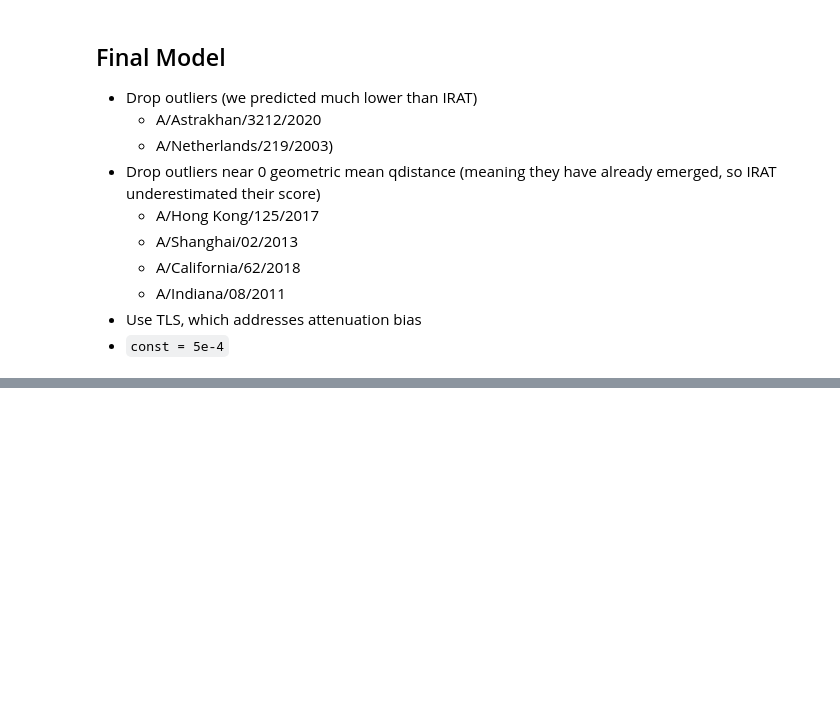
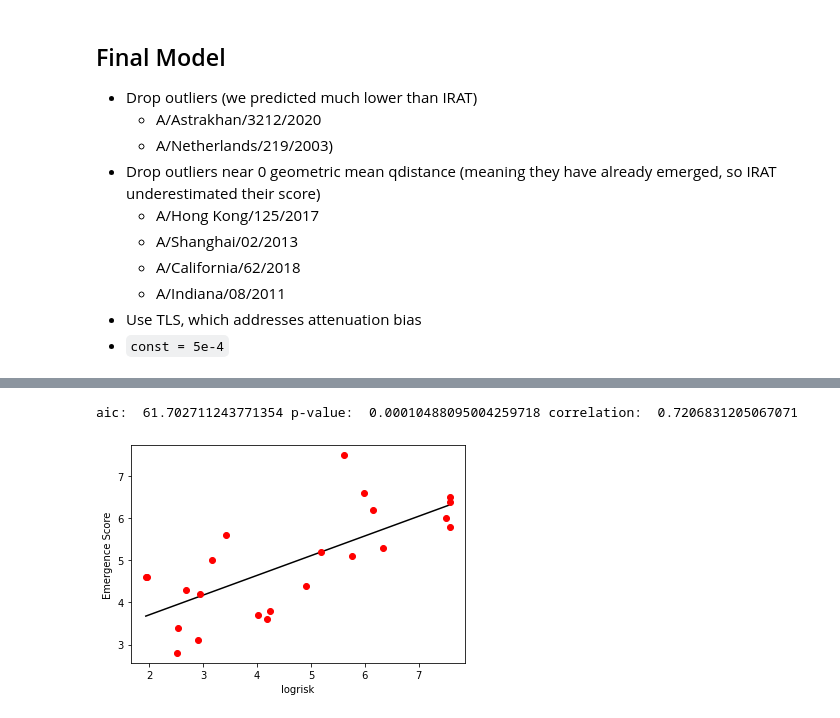
Before and after one commit to zeroknowledgediscovery/emergenet, a Jupyter notebook: paper_data_v3/irat_enet/final_irat_model/irat_predictions.ipynb, the cells around one changed output, grey strips where cells are left out. Cells and saved outputs as stored; diff of their text form; code cells hidden in the pictures; blank space fills up the shorter version.

```diff
--- a/paper_data_v3/irat_enet/final_irat_model/irat_predictions.ipynb
+++ b/paper_data_v3/irat_enet/final_irat_model/irat_predictions.ipynb
@@ -291,0 +312,20 @@ plt.title('IRAT Predictions');
+# %%
+X = -np.log(irat['Geom Mean Risk'] + 5e-4).values
+Y = irat['Emergence Score'].values
+irat['logrisk']=X
+# %%
+xvar='logrisk'
+yvar='Emergence Score'
+pred,pval,aic,corr,est=ci(irat,xvar,yvar,alpha=.05)
+fig, ax = plt.subplots()
+#plt.fill_between(pred.index,pred.ub,pred.lb,alpha=.2,color='g')
+pred.pred.plot(style='-k')
+irat.set_index(xvar)[yvar].plot(style='ro')
+plt.gca().set_ylabel(yvar)
+print('aic: ',aic,'p-value: ',pval,'correlation: ',corr)
+
+pred=pred.rename(columns={'pred':'pred_GM','ub':'ub_GM','lb':'lb_GM'})
+irat1=irat.join(pred,on=xvar)
+# %% [output]
+aic:  61.702711243771354 p-value:  0.00010488095004259718 correlation:  0.7206831205067071
+[figure, added]
```
Also changed, not shown: parts of 14 cells of this notebook, 16 other files.
